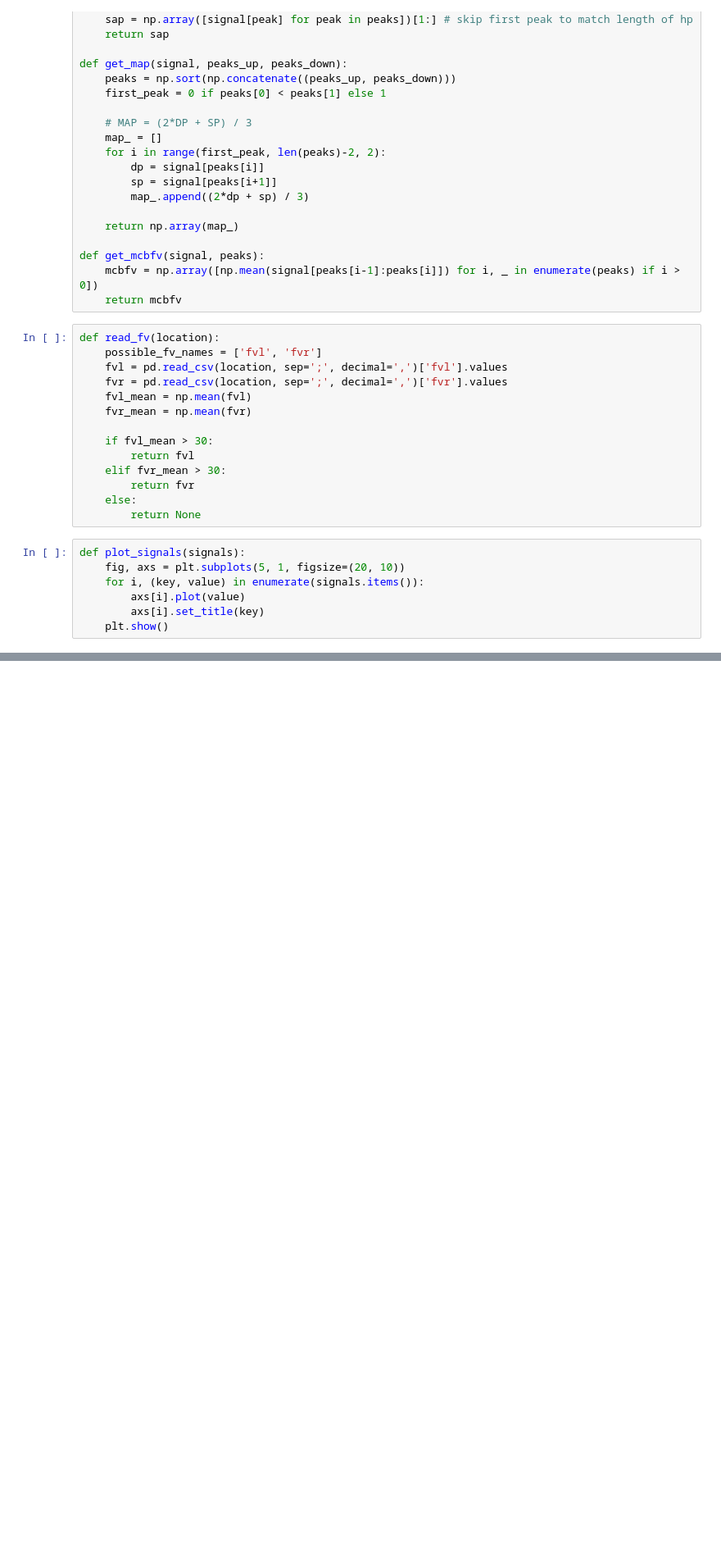
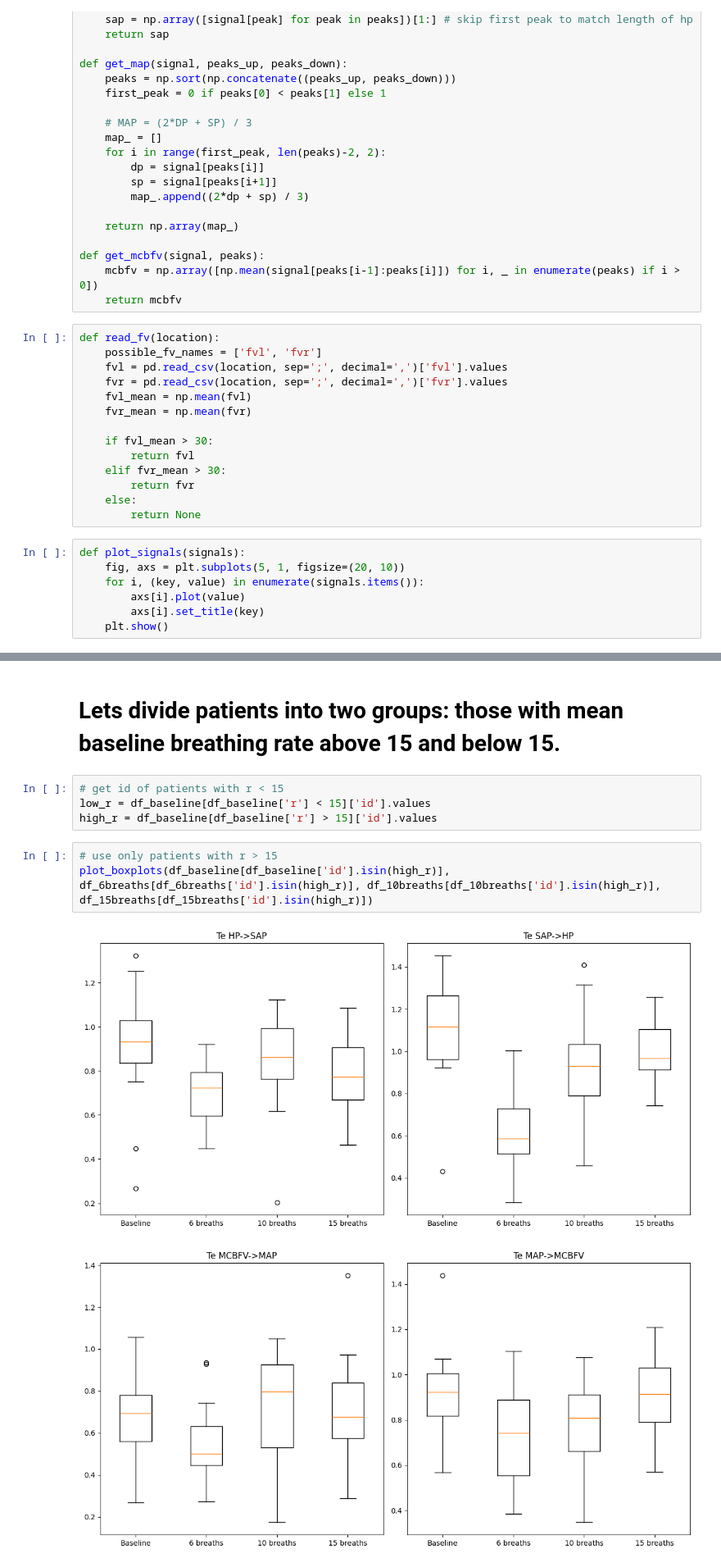
Before and after one commit to IgnacyBerent/EngineeringThesis, a Jupyter notebook: main.ipynb, the cells around one changed output, grey strips where cells are left out. Shown at 82% size. Saved outputs shown, nothing was run; the diff lists cells and outputs as text; blank space fills up the shorter version.

```diff
--- a/main.ipynb
+++ b/main.ipynb
@@ -216,0 +270,12 @@ Invalid fv for data/CONTROL_BREATHING_RECORDINGS/OCHOTNIK_4/CLEAN_DATA_6_BREATHS
+# %% [markdown]
+# Lets divide patients into two groups: those with mean baseline breathing rate above 15 and below 15.
+# %%
+# get id of patients with r < 15
+low_r = df_baseline[df_baseline['r'] < 15]['id'].values
+high_r = df_baseline[df_baseline['r'] > 15]['id'].values
+# %%
+# use only patients with r > 15
+plot_boxplots(df_baseline[df_baseline['id'].isin(high_r)], df_6breaths[df_6breaths['id'].isin(high_r)], df_10breaths[df_10breaths['id'].isin(high_r)], df_15breaths[df_15breaths['id'].isin(high_r)])
+# %% [output]
+[figure, added]
+[figure, added]
```
Also changed, not shown: parts of 14 cells of this notebook, 5 other files.
